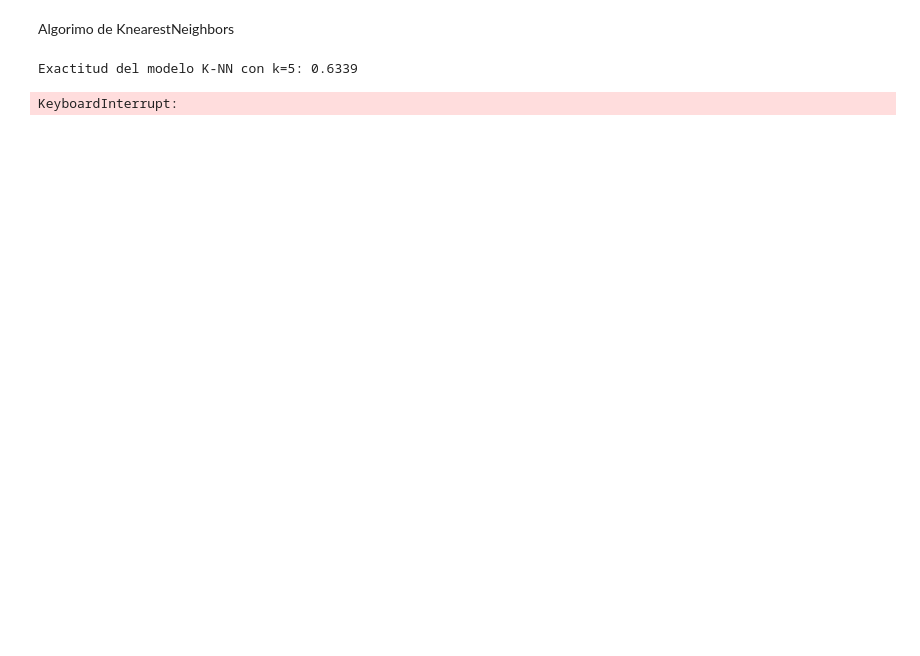
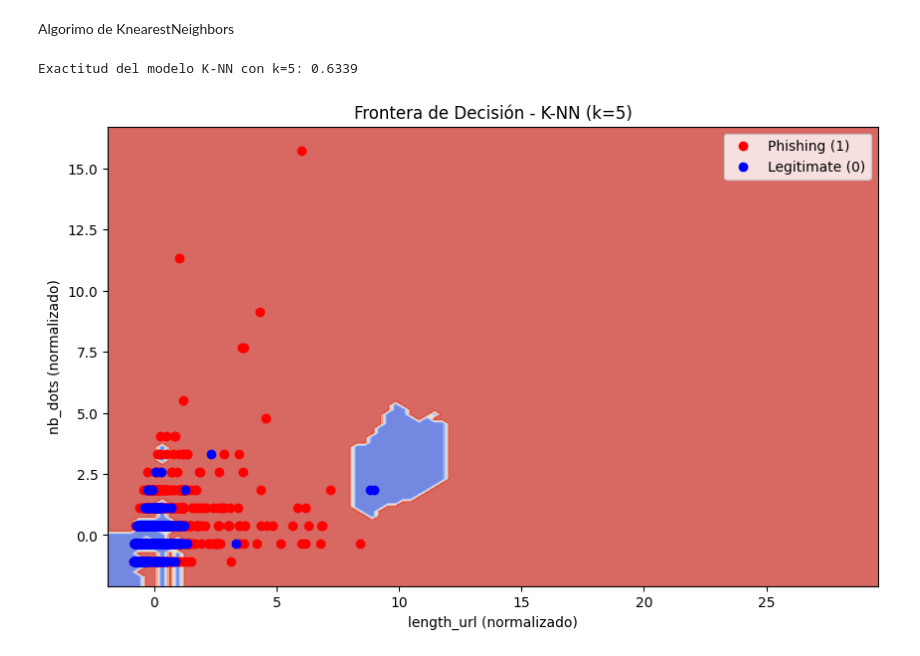
Before and after one commit to droldan2019310/lab1-IA, a Jupyter notebook: lab1.2.2-notebook.ipynb, the cells around one changed output. Saved outputs shown, nothing was run; the diff lists cells and outputs as text; code cells hidden in the pictures; blank space fills up the shorter version.

```diff
--- a/lab1.2.2-notebook.ipynb
+++ b/lab1.2.2-notebook.ipynb
@@ -38,3 +22,19 @@ def knn_predict(X_train, y_train, X_test, k=3):
-# %%
-k = 5
-y_pred = knn_predict(X_train, y_train, X_test, k=k)
+# %%
+def euclidean_distances(X1, X2):
+    dists = np.sqrt(np.sum((X1[:, np.newaxis] - X2)**2, axis=2))
+    return dists
+
+def knn_predict(X_train, y_train, X_test, k):
+
+    # Calcular todas las distancias
+    distances = euclidean_distances(X_test, X_train)
+
+    # Obtener los índices de los k vecinos más cercanos
+    k_indices = np.argsort(distances, axis=1)[:, :k]
+
+    # Obtener las etiquetas de los k vecinos más cercanos
+    k_nearest_labels = y_train[k_indices]
+
+    # Votación mayoritaria para cada punto de prueba
+    y_pred = np.array([np.bincount(labels).argmax() for labels in k_nearest_labels])
+    return y_pred
@@ -44,26 +55,27 @@ print(f"Exactitud del modelo K-NN con k={k}: {accuracy:.4f}")
 # %% [output]
 Exactitud del modelo K-NN con k=5: 0.6339
 # %%
+x_min, x_max = X[:, 0].min() - 1, X[:, 0].max() + 1
+y_min, y_max = X[:, 1].min() - 1, X[:, 1].max() + 1
+xx, yy = np.meshgrid(np.linspace(x_min, x_max, 100), np.linspace(y_min, y_max, 100))
+
+# Predecir las etiquetas para los puntos del grid
+Z = knn_predict(X_train, y_train, np.c_[xx.ravel(), yy.ravel()], k)
+Z = Z.reshape(xx.shape)
+
+# Separar los datos de prueba por clase
 phishing = X_test[y_test == 1]
 legitimate = X_test[y_test == 0]
 
-x_min, x_max = X[:, 0].min() - 1, X[:, 0].max() + 1
-y_min, y_max = X[:, 1].min() - 1, X[:, 1].max() + 1
-xx, yy = np.meshgrid(np.linspace(x_min, x_max, 200), np.linspace(y_min, y_max, 200))
-
-# Clasificar cada punto en el grid
-Z = knn_predict(X_train, y_train, np.c_[xx.ravel(), yy.ravel()], k=k)
-Z = Z.reshape(xx.shape)
-
-# Graficar la frontera de decisión
+# Graficar los puntos
 plt.figure(figsize=(10, 6))
 plt.contourf(xx, yy, Z, alpha=0.8, cmap='coolwarm')
 plt.scatter(phishing[:, 0], phishing[:, 1], color='red', label='Phishing (1)')
 plt.scatter(legitimate[:, 0], legitimate[:, 1], color='blue', label='Legitimate (0)')
 plt.title(f'Frontera de Decisión - K-NN (k={k})')
 plt.xlabel('length_url (normalizado)')
 plt.ylabel('nb_dots (normalizado)')
 plt.legend()
 plt.show()
 # %% [output]
-KeyboardInterrupt:
+[figure, added]
```
Also changed, not shown: parts of 2 cells of this notebook, 1 other file.
